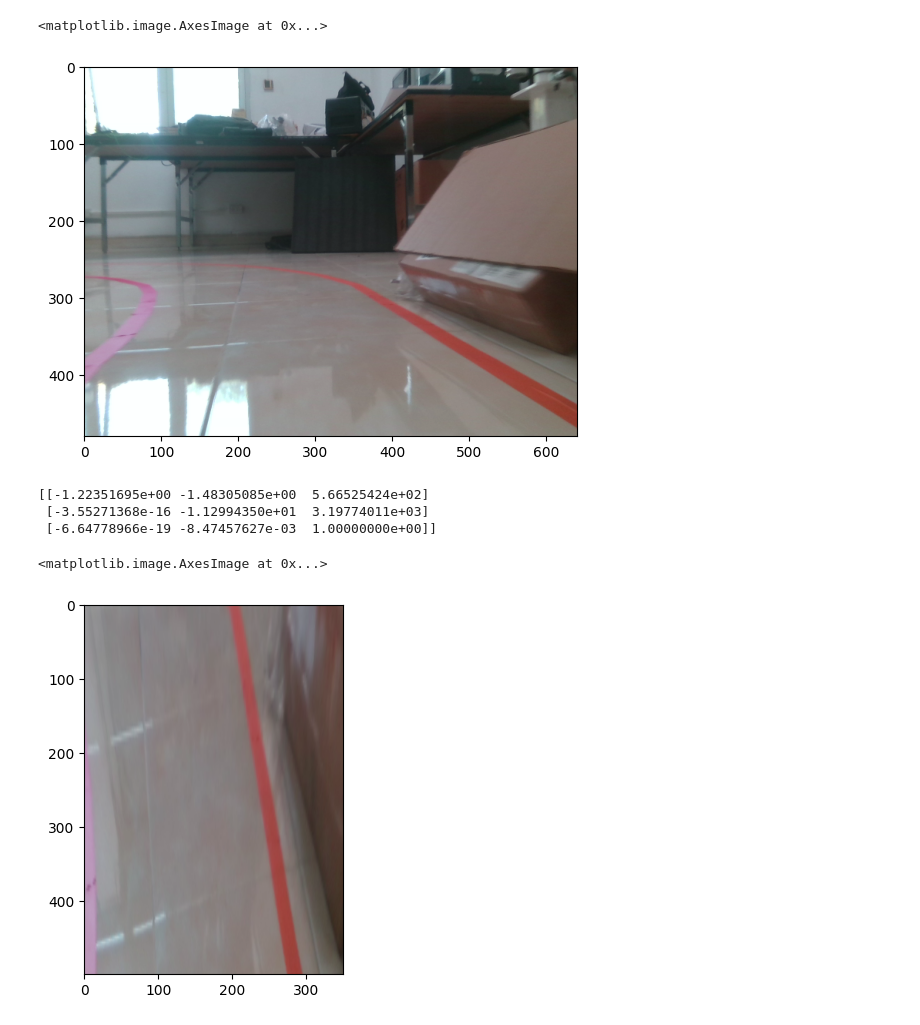
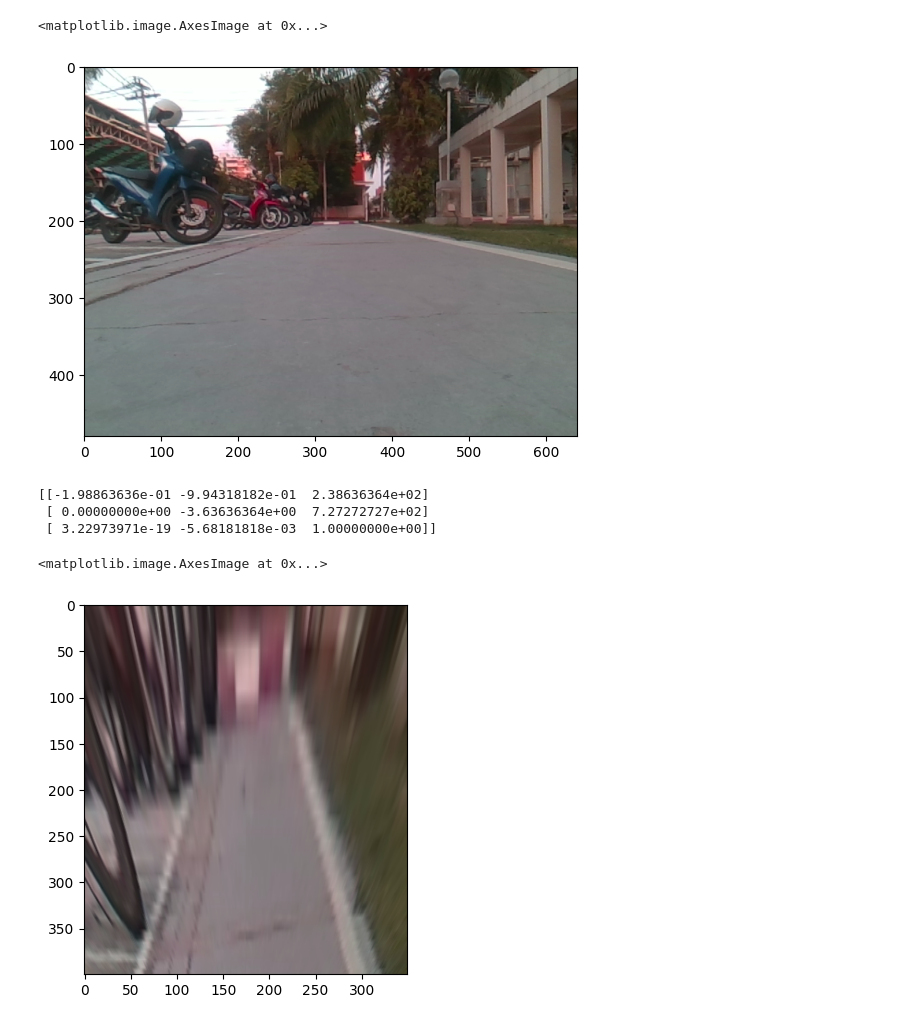
Before and after one commit to KnightDIRT/VBV-with-Depth-Camera, a Jupyter notebook: Palm/Perspective_transformation/main_img.ipynb, the cells around one changed output. Cells and saved outputs as stored; diff of their text form; code cells hidden in the pictures.

Commit message:
Update perspective code

```diff
--- a/Palm/Perspective_transformation/main_img.ipynb
+++ b/Palm/Perspective_transformation/main_img.ipynb
@@ -3,29 +3,29 @@ import cv2
 import numpy as np
 import matplotlib.pyplot as plt
 # %%
-pic = cv2.imread("535.png")
+pic = cv2.imread("1978.png")
 pic_RGB = cv2.cvtColor(pic,cv2.COLOR_BGR2RGB)
 plt.imshow(pic_RGB)
 # %% [output]
 <matplotlib.image.AxesImage at 0x...>
-[figure, old version]
+[figure, new version]
 # %%
 #LowerLeft = 0,382
 #LowerRight = 640,382
 #UpperLeft = 120,283
 #UpperRight = 520,283
-origin_points = [[120,283],[520,283],[0,382],[640,382]]
-target_points = [[0,0],[350,0],[0,500],[350,500]]
+origin_points = [[200,200],[440,200],[0,240],[640,240]]
+target_points = [[0,0],[350,0],[0,400],[350,400]]
 
 M1 = cv2.getPerspectiveTransform(np.float32(origin_points),np.float32(target_points))
 print(M1)
 
-res = cv2.warpPerspective(pic_RGB,M1,(350,500))
+res = cv2.warpPerspective(pic_RGB,M1,(350,400))
 
 plt.imshow(res)
 # %% [output]
-[[-1.22351695e+00 -1.48305085e+00  5.66525424e+02]
- [-3.55271368e-16 -1.12994350e+01  3.19774011e+03]
- [-6.64778966e-19 -8.47457627e-03  1.00000000e+00]]
+[[-1.98863636e-01 -9.94318182e-01  2.38636364e+02]
+ [ 0.00000000e+00 -3.63636364e+00  7.27272727e+02]
+ [ 3.22973971e-19 -5.68181818e-03  1.00000000e+00]]
 <matplotlib.image.AxesImage at 0x...>
-[figure, old version]
+[figure, new version]
```
Also changed, not shown: parts of 2 cells of this notebook, 13 other files.
